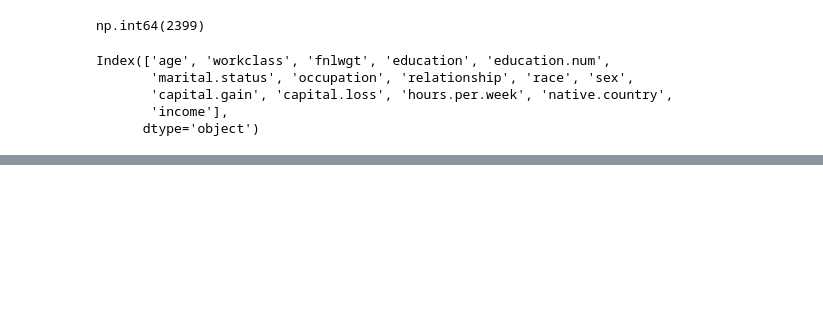
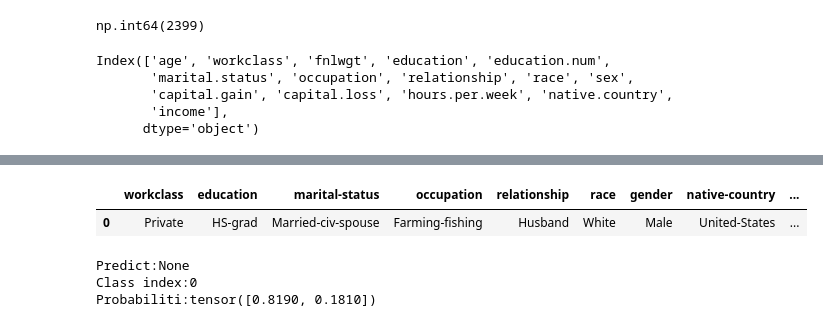
Before and after one commit to baxronovferuz1/DataScience_Np, a Jupyter notebook: semantic_segmentation.ipynb, the cells around one changed output, grey strips where cells are left out. Cells and saved outputs as stored; diff of their text form; code cells hidden in the pictures; blank space fills up the shorter version.

```diff
--- a/semantic_segmentation.ipynb
+++ b/semantic_segmentation.ipynb
@@ -180,0 +207,8 @@ Index(['age', 'workclass', 'fnlwgt', 'education', 'education.num',
+# %%
+row=adult_data.iloc[1]
+# learn.predict(row)
+pred,class_idx,probs=learn.predict(row)
+print(f"Predict:{pred.show()}"),
+print(f"Class index:{class_idx}"),
+print(f"Probabiliti:{probs}")
+# %% [output]
@@ -180,0 +216,5 @@ Index(['age', 'workclass', 'fnlwgt', 'education', 'education.num',
+|  | workclass | education | marital-status | occupation | relationship | race | gender | native-country | ... |
+| 0 | Private | HS-grad | Married-civ-spouse | Farming-fishing | Husband | White | Male | United-States | ... |
+Predict:None
+Class index:0
+Probabiliti:tensor([0.8190, 0.1810])
```
Also changed, not shown: parts of 8 cells of this notebook.
